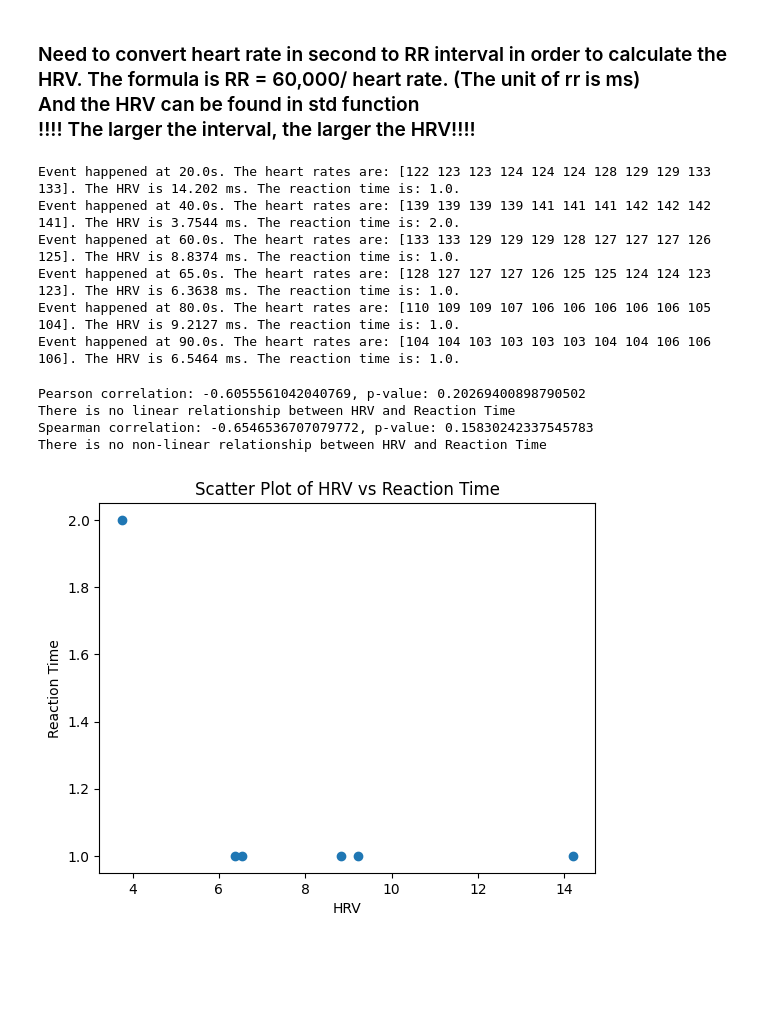
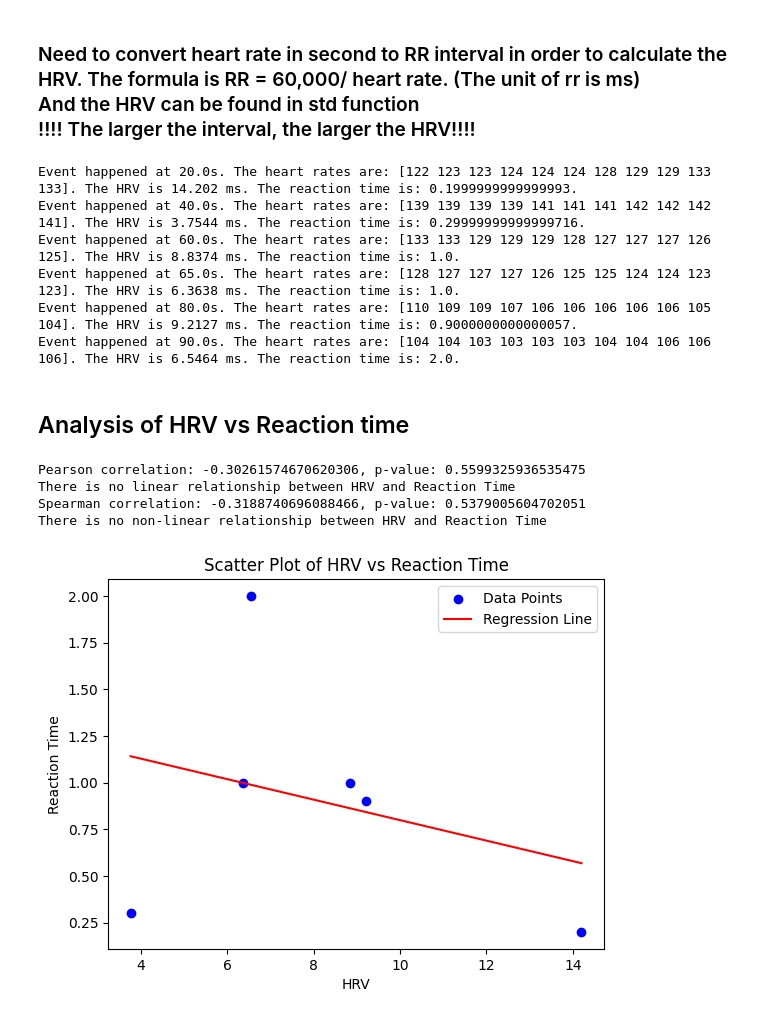
Before and after one commit to CarlosShaoting/705Group4, a Jupyter notebook: data_processing.ipynb, the cells around one changed output. Drawn from its saved outputs; the diff is of its cells as text; code cells hidden in the pictures; blank space fills up the shorter version.

```diff
--- a/data_processing.ipynb
+++ b/data_processing.ipynb
@@ -58,7 +58,7 @@ def read_game_log(file_name):
         reactions_time.append(reaction_time)
     #print(events_reaction)
 
-    return events_reaction, events_time_line, reactions_time
+    return events_reaction, events_time_line, reactions_time, reacted_time
 
-events_reaction_time, events, reactions_time = read_game_log('game_log.xml')
+events_reaction_time, events, reactions_time, reacted_time = read_game_log('game_log.xml')
 # %%
@@ -82,42 +82,59 @@ for event, block in blocks_dict.items():
     hrv_list.append(HRV)
     print(f'Event happened at {event}s. The heart rates are: {block}. The HRV is {HRV :.5} ms. The reaction time is: {events_reaction_time[event]}.')
 # %% [output]
-Event happened at 20.0s. The heart rates are: [122 123 123 124 124 124 128 129 129 133 133]. The HRV is 14.202 ms. The reaction time is: 1.0.
-Event happened at 40.0s. The heart rates are: [139 139 139 139 141 141 141 142 142 142 141]. The HRV is 3.7544 ms. The reaction time is: 2.0.
+Event happened at 20.0s. The heart rates are: [122 123 123 124 124 124 128 129 129 133 133]. The HRV is 14.202 ms. The reaction time is: 0.1999999999999993.
+Event happened at 40.0s. The heart rates are: [139 139 139 139 141 141 141 142 142 142 141]. The HRV is 3.7544 ms. The reaction time is: 0.29999999999999716.
 Event happened at 60.0s. The heart rates are: [133 133 129 129 129 128 127 127 127 126 125]. The HRV is 8.8374 ms. The reaction time is: 1.0.
 Event happened at 65.0s. The heart rates are: [128 127 127 127 126 125 125 124 124 123 123]. The HRV is 6.3638 ms. The reaction time is: 1.0.
-Event happened at 80.0s. The heart rates are: [110 109 109 107 106 106 106 106 106 105 104]. The HRV is 9.2127 ms. The reaction time is: 1.0.
-Event happened at 90.0s. The heart rates are: [104 104 103 103 103 103 104 104 106 106 106]. The HRV is 6.5464 ms. The reaction time is: 1.0.
+Event happened at 80.0s. The heart rates are: [110 109 109 107 106 106 106 106 106 105 104]. The HRV is 9.2127 ms. The reaction time is: 0.9000000000000057.
+Event happened at 90.0s. The heart rates are: [104 104 103 103 103 103 104 104 106 106 106]. The HRV is 6.5464 ms. The reaction time is: 2.0.
+# %% [markdown]
+## Analysis of HRV vs Reaction time
 # %%
+import numpy as np
+import matplotlib.pyplot as plt
+from scipy.stats import pearsonr, spearmanr
+
 # pearsonr test to test whether HRV and Reaction_time has relationship.
-from scipy.stats import  pearsonr, spearmanr
 corr, p_value = pearsonr(hrv_list, reactions_time)
-# get the linear realtionship between two datasets
+# get the linear relationship between two datasets
 print(f'Pearson correlation: {corr}, p-value: {p_value}')
 if p_value >= 0.05:
     print("There is no linear relationship between HRV and Reaction Time")
 else:
     print("There has linear relationship between HRV and Reaction Time")
 
 corr, p_value = spearmanr(hrv_list, reactions_time)
-# get the non-linear realtionship between two datasets
+# get the non-linear relationship between two datasets
 print(f'Spearman correlation: {corr}, p-value: {p_value}')
 if p_value >= 0.05:
     print("There is no non-linear relationship between HRV and Reaction Time")
 else:
     print("There has non-linear relationship between HRV and Reaction Time")
-plt.scatter(hrv_list, reactions_time)
+
+
+plt.scatter(hrv_list, reactions_time, label='Data Points', color='blue')
 plt.xlabel('HRV')
 plt.ylabel('Reaction Time')
 plt.title('Scatter Plot of HRV vs Reaction Time')
+
+
+slope, intercept = np.polyfit(hrv_list, reactions_time, 1)
+x_fit = np.linspace(min(hrv_list), max(hrv_list), 100)
+y_fit = slope * x_fit + intercept
+
+# draw a regression line
+plt.plot(x_fit, y_fit, color='red', label='Regression Line')
+plt.legend()
 plt.show()
-# for the result: if p > 0.05 can't reject the null hyposisphy, means no relationship between two varibale.
+
+# for the result: if p > 0.05 can't reject the null hypothesis, means no relationship between two variables.
 # %% [output]
-Pearson correlation: -0.6055561042040769, p-value: 0.20269400898790502
+Pearson correlation: -0.30261574670620306, p-value: 0.5599325936535475
 There is no linear relationship between HRV and Reaction Time
-Spearman correlation: -0.6546536707079772, p-value: 0.15830242337545783
+Spearman correlation: -0.3188740696088466, p-value: 0.5379005604702051
 There is no non-linear relationship between HRV and Reaction Time
-[figure, old version]
+[figure, new version]
 # %%
 # linear regression
 import statsmodels.api as sm
```
Also changed, not shown: parts of 6 cells of this notebook, 2 other files.
